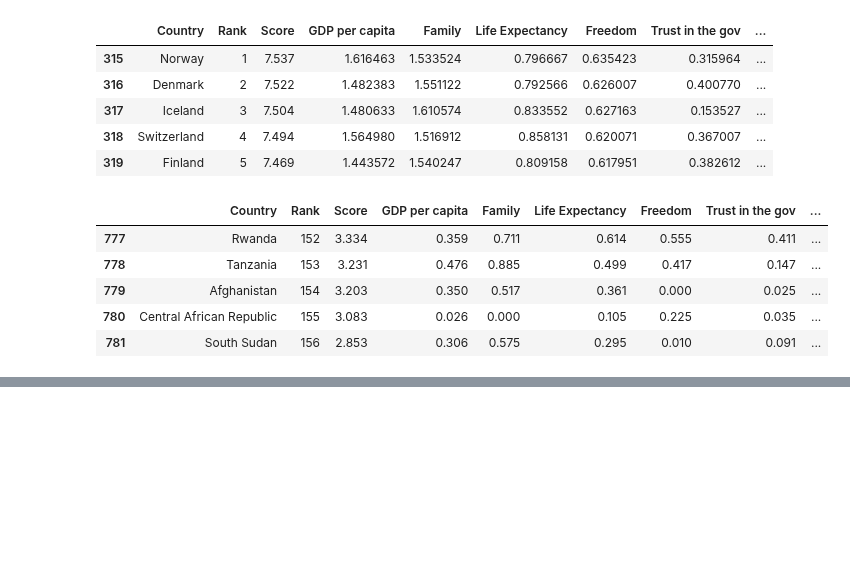
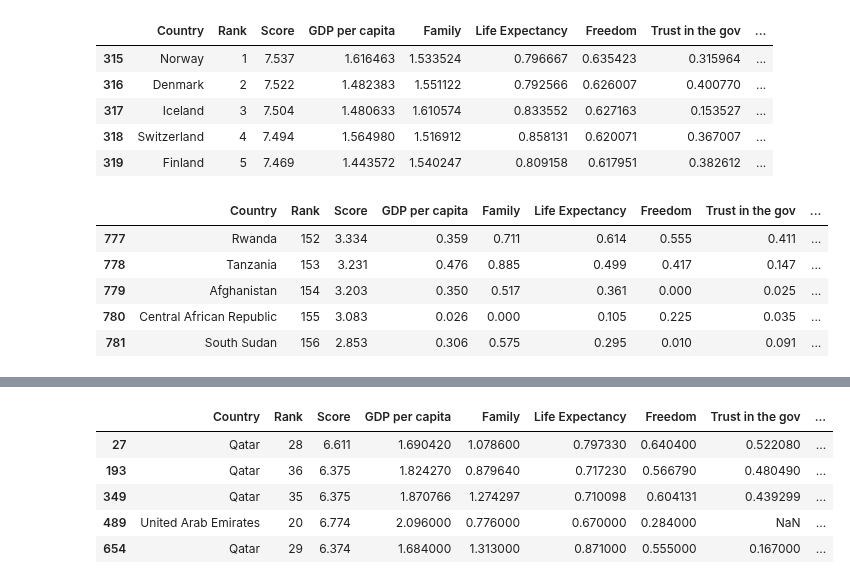
Before and after one commit to S3tuit/jup_lab, a Jupyter notebook: happiness.ipynb, the cells around one changed output, grey strips where cells are left out. Drawn from its saved outputs; the diff is of its cells as text; code cells hidden in the pictures; blank space fills up the shorter version.

```diff
--- a/happiness.ipynb
+++ b/happiness.ipynb
@@ -365,0 +430,17 @@ fig.show()
+# %%
+df['Trust in the gov 10'] = 0.0
+
+for i in list(df['Year'].unique()):
+    maxy = df.loc[df['Year']==i, 'Trust in the gov'].max()
+    miny = df.loc[df['Year']==i, 'Trust in the gov'].min()
+
+    df.loc[df['Year']==i, 'Trust in the gov 10'] = (df.loc[df['Year']==i, 'Trust in the gov'] - miny) / (maxy - miny)
+# %%
+df.loc[df['Economy strength']==1, :]
+# %% [output]
+|  | Country | Rank | Score | GDP per capita | Family | Life Expectancy | Freedom | Trust in the gov | ... |
+| 27 | Qatar | 28 | 6.611 | 1.690420 | 1.078600 | 0.797330 | 0.640400 | 0.522080 | ... |
+| 193 | Qatar | 36 | 6.375 | 1.824270 | 0.879640 | 0.717230 | 0.566790 | 0.480490 | ... |
+| 349 | Qatar | 35 | 6.375 | 1.870766 | 1.274297 | 0.710098 | 0.604131 | 0.439299 | ... |
+| 489 | United Arab Emirates | 20 | 6.774 | 2.096000 | 0.776000 | 0.670000 | 0.284000 | NaN | ... |
+| 654 | Qatar | 29 | 6.374 | 1.684000 | 1.313000 | 0.871000 | 0.555000 | 0.167000 | ... |
```
Also changed, not shown: parts of 16 cells of this notebook.
